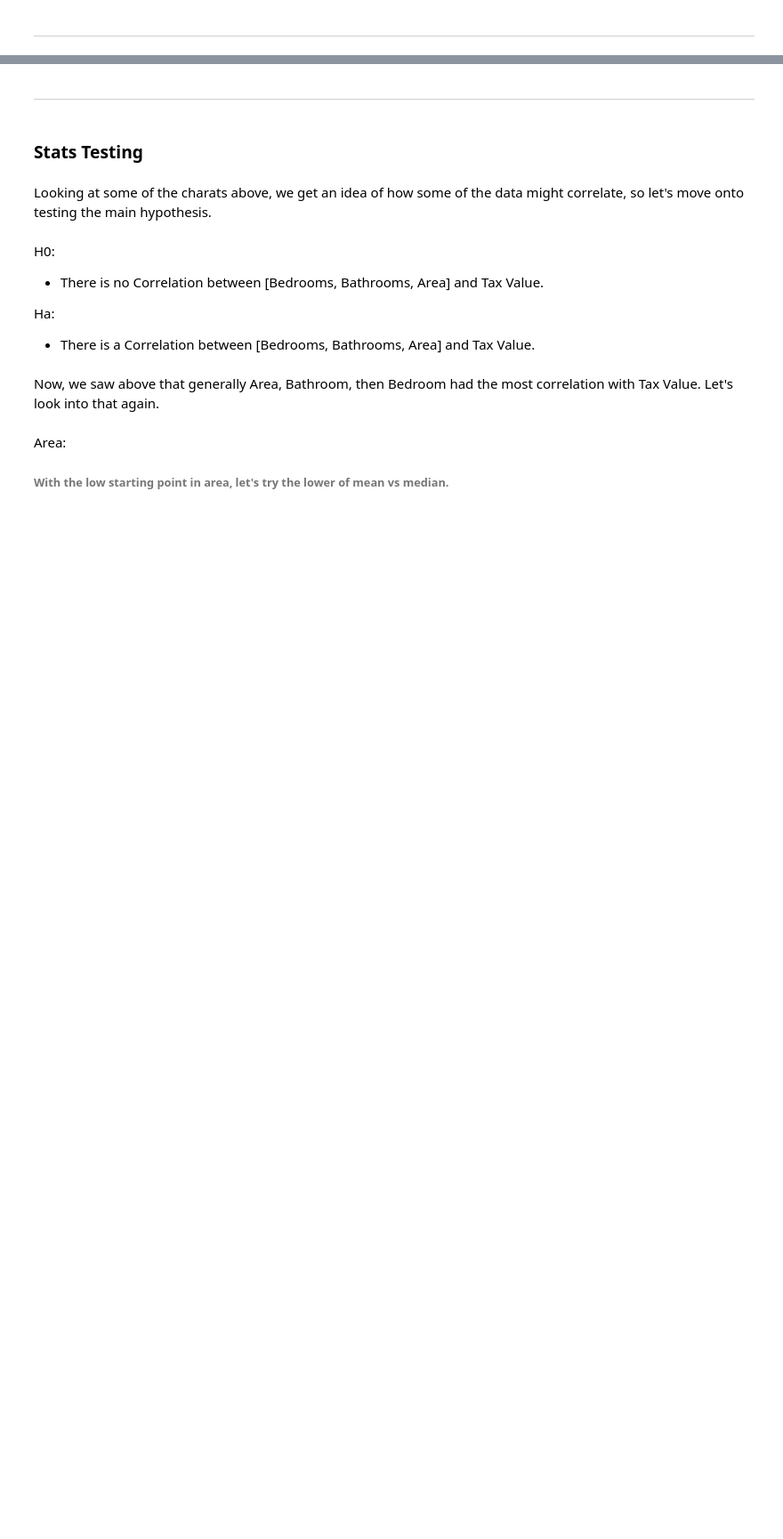
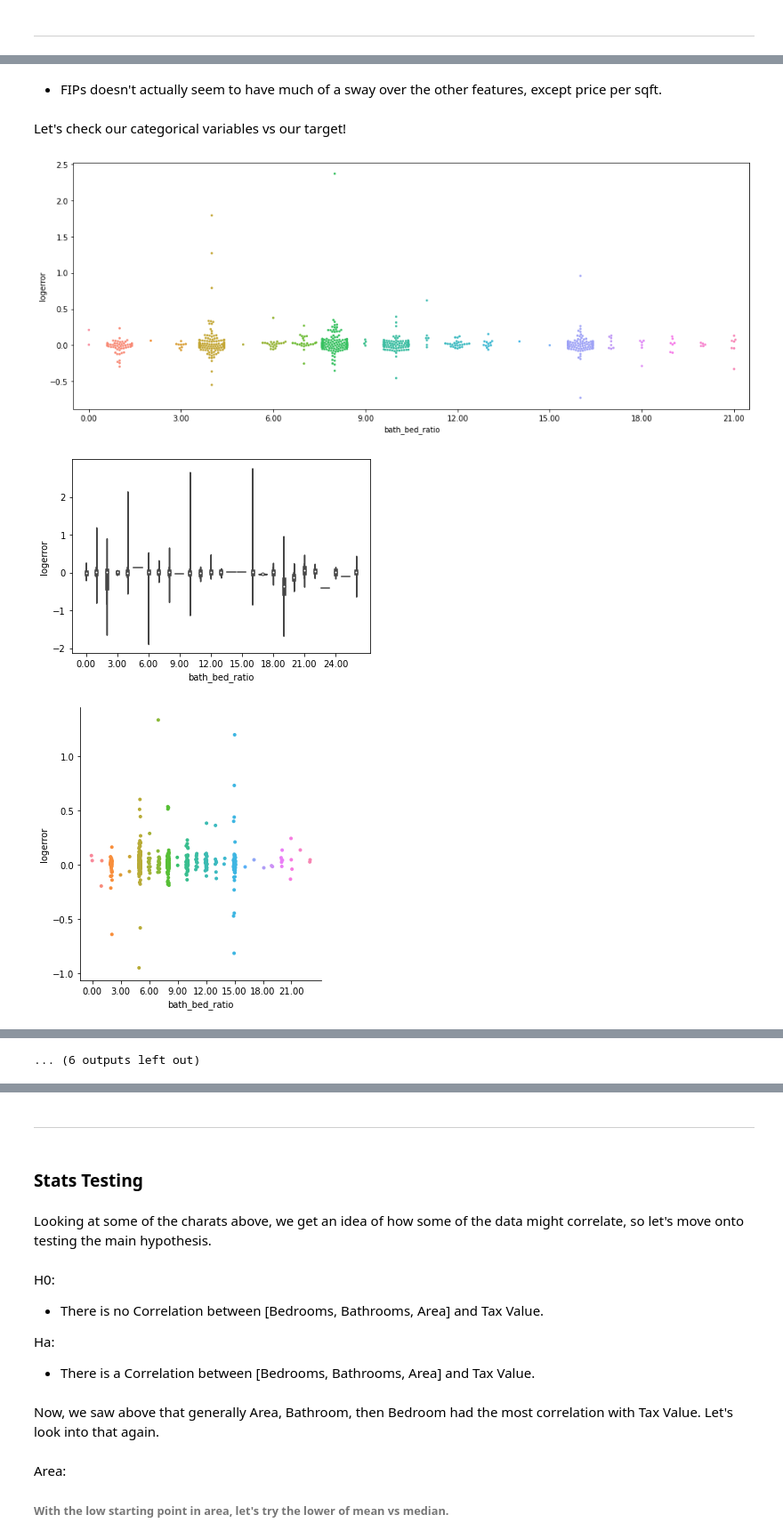
Before and after one commit to Lewis-Park-Bench/Cluster-Project, a Jupyter notebook: final_notebook.ipynb, the cells around one changed output, grey strips where cells are left out. Shown at 89% size. Saved outputs shown, nothing was run; the diff lists cells and outputs as text; code cells hidden in the pictures; blank space fills up the shorter version.

```diff
--- a/final_notebook.ipynb
+++ b/final_notebook.ipynb
@@ -87,0 +162,10 @@ Range of bedrooms and bathrooms are fairly expected, the range of the area thoug
+# %% [markdown]
+- FIPs doesn't actually seem to have much of a sway over the other features, except price per sqft.
+# %% [markdown]
+Let's check our categorical variables vs our target!
+# %%
+plot_categorical_and_continuous_vars(train, ['bath_bed_ratio', 'bedrooms', 'bathrooms', 'sqft_bin','structure_dollar_sqft_bin', 'fips'])
+# %% [output]
+[figure, added]
+[figure, added]
+[figure, added]
@@ -87,0 +181 @@ Range of bedrooms and bathrooms are fairly expected, the range of the area thoug
+... (6 outputs left out)
```
Also changed, not shown: parts of 33 cells of this notebook, 2 other files.
